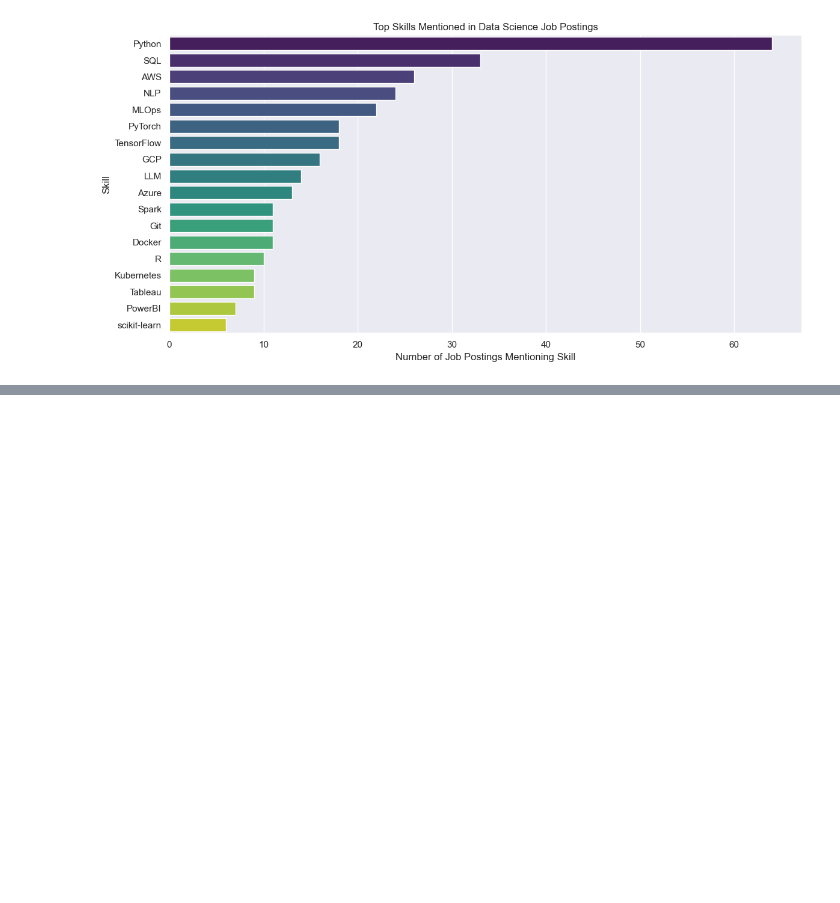
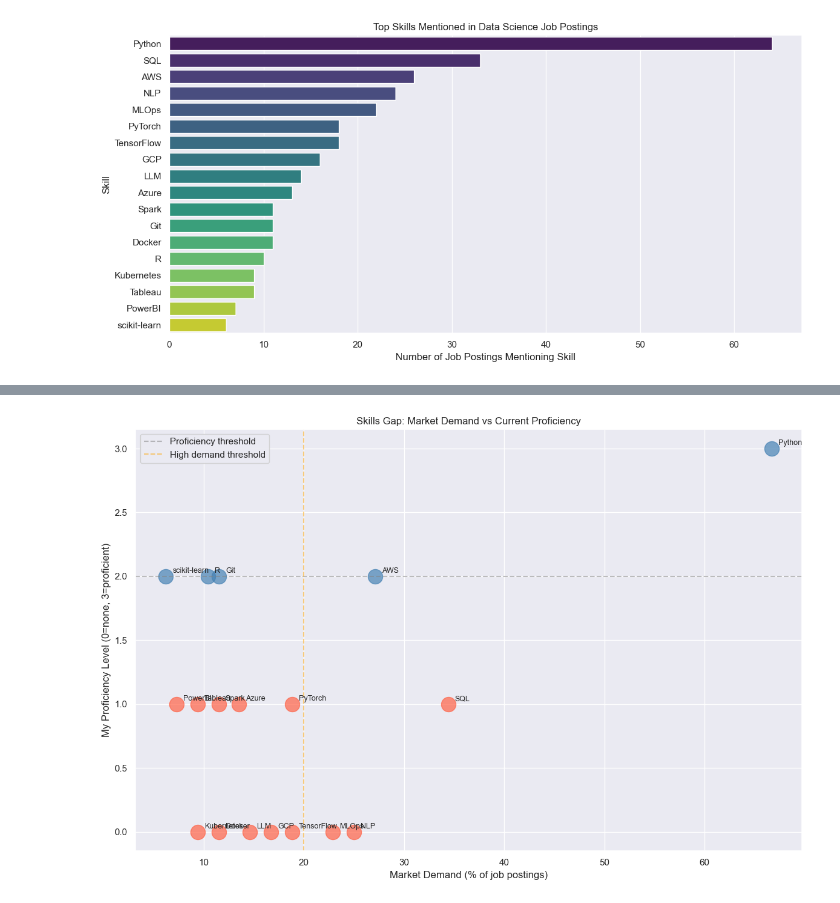
Before and after one commit to kevinbarry7/ds-job-market-nlp, a Jupyter notebook: job_market_analysis.ipynb, the cells around one changed output, grey strips where cells are left out. Drawn from its saved outputs; the diff is of its cells as text; code cells hidden in the pictures; blank space fills up the shorter version.

```diff
--- a/job_market_analysis.ipynb
+++ b/job_market_analysis.ipynb
@@ -172,0 +288,23 @@ plt.show()
+# %%
+plt.figure(figsize=(12, 8))
+
+for _, row in gap_df.iterrows():
+    plt.scatter(row['Percentage'], row['My Level'],
+                s=300, alpha=0.7,
+                color='steelblue' if row['My Level'] >= 2 else 'tomato')
+    plt.annotate(row['Skill'],
+                (row['Percentage'], row['My Level']),
+                textcoords='offset points',
+                xytext=(8, 4),
+                fontsize=9)
+
+plt.axhline(y=2, color='gray', linestyle='--', alpha=0.5, label='Proficiency threshold')
+plt.axvline(x=20, color='orange', linestyle='--', alpha=0.5, label='High demand threshold')
+plt.xlabel('Market Demand (% of job postings)')
+plt.ylabel('My Proficiency Level (0=none, 3=proficient)')
+plt.title('Skills Gap: Market Demand vs Current Proficiency')
+plt.legend()
+plt.tight_layout()
+plt.show()
+# %% [output]
+[figure, added]
```
Also changed, not shown: parts of 7 cells of this notebook.
